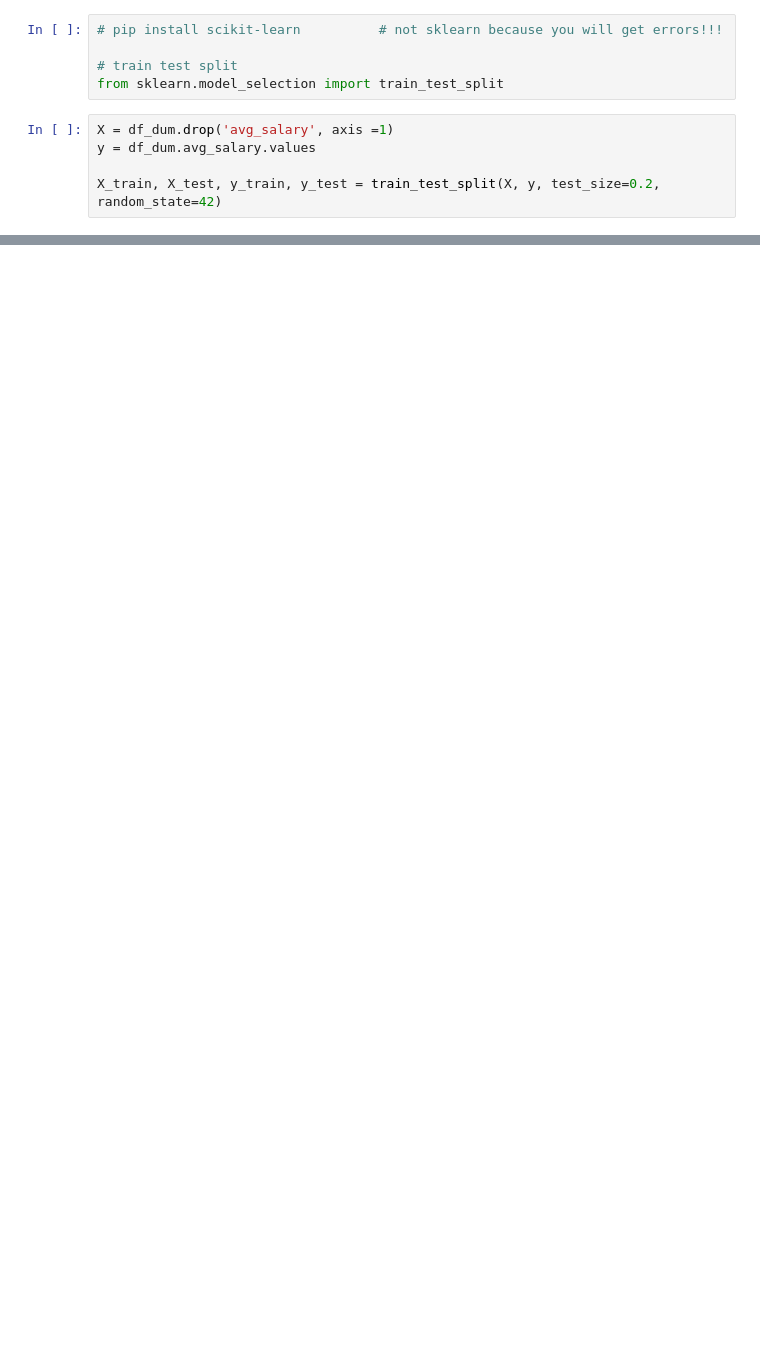
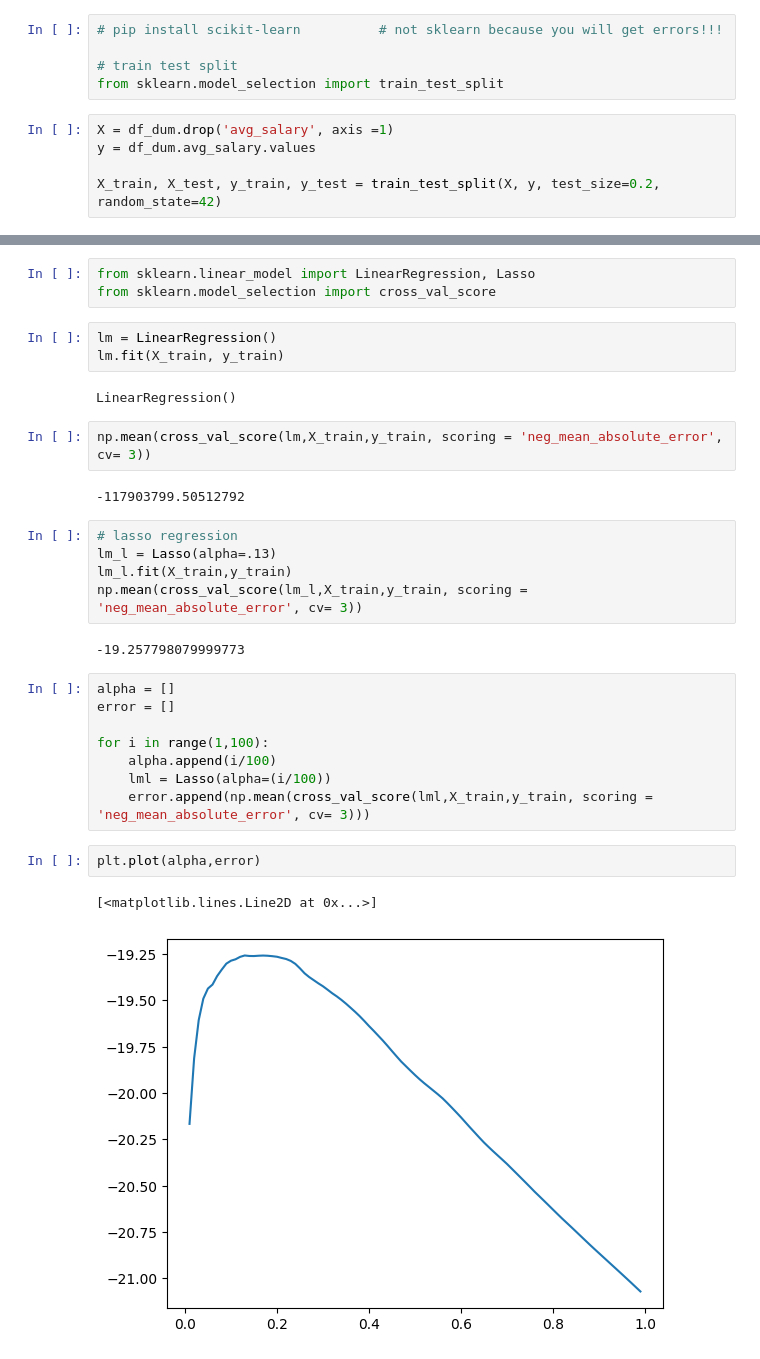
Before and after one commit to ArtCardenas/Python_Mini, a Jupyter notebook: Salary_Proj.ipynb, the cells around one changed output, grey strips where cells are left out. Saved outputs shown, nothing was run; the diff lists cells and outputs as text; blank space fills up the shorter version.

```diff
--- a/Salary_Proj.ipynb
+++ b/Salary_Proj.ipynb
@@ -112,0 +116,32 @@ NameError: name 'model' is not defined
+# %%
+from sklearn.linear_model import LinearRegression, Lasso
+from sklearn.model_selection import cross_val_score
+# %%
+lm = LinearRegression()
+lm.fit(X_train, y_train)
+# %% [output]
+LinearRegression()
+# %%
+np.mean(cross_val_score(lm,X_train,y_train, scoring = 'neg_mean_absolute_error', cv= 3))
+# %% [output]
+-117903799.50512792
+# %%
+# lasso regression
+lm_l = Lasso(alpha=.13)
+lm_l.fit(X_train,y_train)
+np.mean(cross_val_score(lm_l,X_train,y_train, scoring = 'neg_mean_absolute_error', cv= 3))
+# %% [output]
+-19.257798079999773
+# %%
+alpha = []
+error = []
+
+for i in range(1,100):
+    alpha.append(i/100)
+    lml = Lasso(alpha=(i/100))
+    error.append(np.mean(cross_val_score(lml,X_train,y_train, scoring = 'neg_mean_absolute_error', cv= 3)))
+# %%
+plt.plot(alpha,error)
+# %% [output]
+[<matplotlib.lines.Line2D at 0x...>]
+[figure, added]
```
Also changed, not shown: parts of 21 cells of this notebook, 2 other files.
